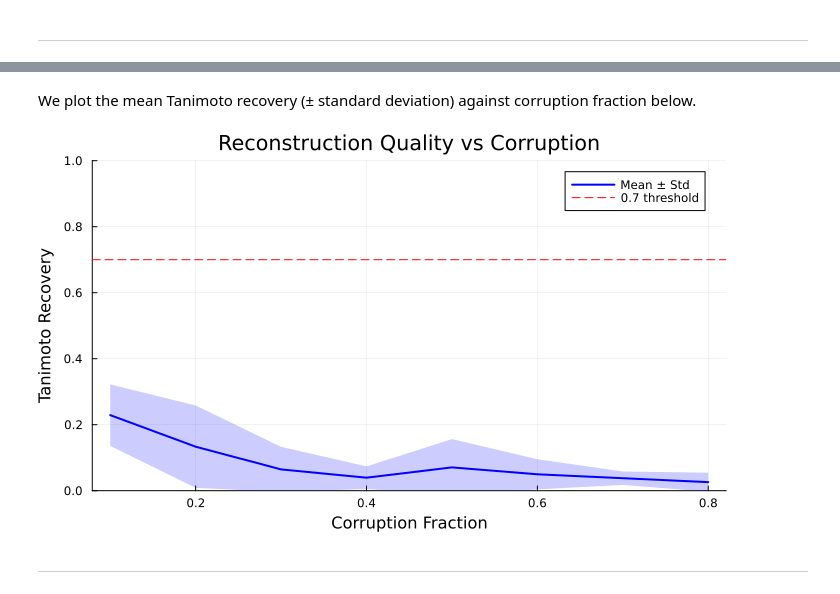
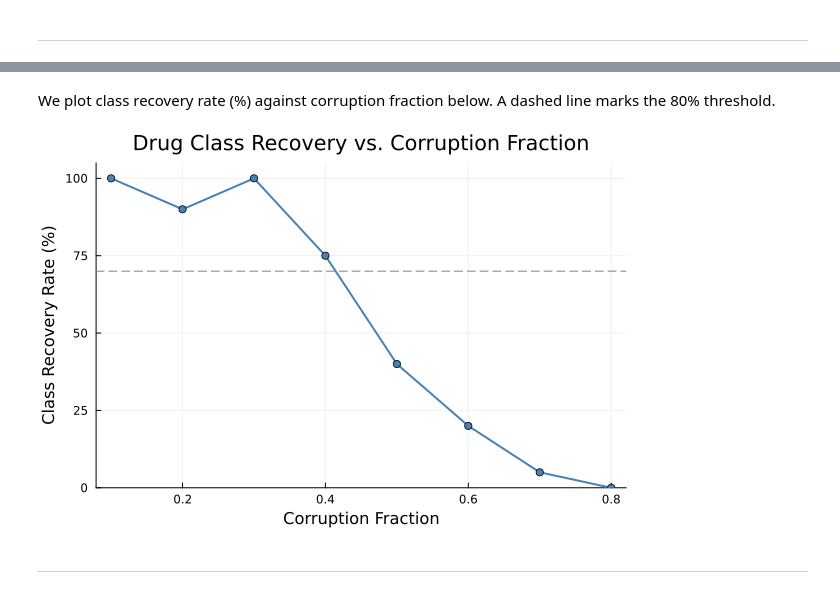
Before and after one commit to varnerlab/PS4-CHEME-5820-S2025, a Jupyter notebook: PS4-CHEME-5820-Solution-RBM-Fingerprints-S2025.ipynb, the cells around one changed output, grey strips where cells are left out. Cells and saved outputs as stored; diff of their text form; code cells hidden in the pictures.

```diff
--- a/PS4-CHEME-5820-Solution-RBM-Fingerprints-S2025.ipynb
+++ b/PS4-CHEME-5820-Solution-RBM-Fingerprints-S2025.ipynb
@@ -37,9 +40,13 @@ n_sample  = 100;      # drugs to include in Tanimoto search
 # Part 2: small RBM training
 n_train    = 500;     # training set size
 n_hidden   = 64;      # hidden units for small RBM
-η          = 0.01;    # learning rate
-β          = 1.0;     # inverse temperature
-n_epochs   = 100;     # training epochs
+η          = 0.005;   # learning rate
+β          = 1.0;     # training inverse temperature (keep near 1 for stable CD-k gradients)
+β_reconstruct = 2.0;  # inference β for reconstruction and generation
+                      #   β shapes the energy landscape during training; β_reconstruct
+                      #   sharpens the Gibbs chain at inference so it converges to modes
+                      #   decisively rather than drifting.  Use β_reconstruct ≥ β.
+n_epochs   = 1000;    # training epochs
 batch_size = 32;      # mini-batch size
 
 # Part 3: reconstruction
@@ -444,20 +553,18 @@ mean_sims, std_sims, cf_range = let
 end;
 # %% [markdown]
-We plot the mean Tanimoto recovery (± standard deviation) against corruption fraction below.
+We plot class recovery rate (%) against corruption fraction below. A dashed line marks the 80% threshold.
 # %%
 let
-    plot(cf_range, mean_sims,
-         ribbon      = std_sims,
+    plot(cf_range, class_recovery .* 100,
          xlabel      = "Corruption Fraction",
-         ylabel      = "Tanimoto Recovery",
-         title       = "Reconstruction Quality vs Corruption",
-         label       = "Mean ± Std",
-         lw = 2, color = :blue, fillalpha = 0.2,
-         ylim = (0, 1), size = (700, 400))
-    hline!([0.7], linestyle=:dash, color=:red, label="0.7 threshold")
+         ylabel      = "Class Recovery Rate (%)",
+         title       = "Drug Class Recovery vs. Corruption Fraction",
+         lw=2, marker=:circle, color=:steelblue, legend=false,
+         ylims=(0, 105))
+    hline!([70.0], linestyle=:dash, color=:gray, label="70% threshold")
 end
 # %% [output]
-[figure, old version]
+[figure, new version]
 # %% [markdown]
 ___
 # %% [markdown]
```
Also changed, not shown: parts of 66 cells of this notebook, 7 other files.
